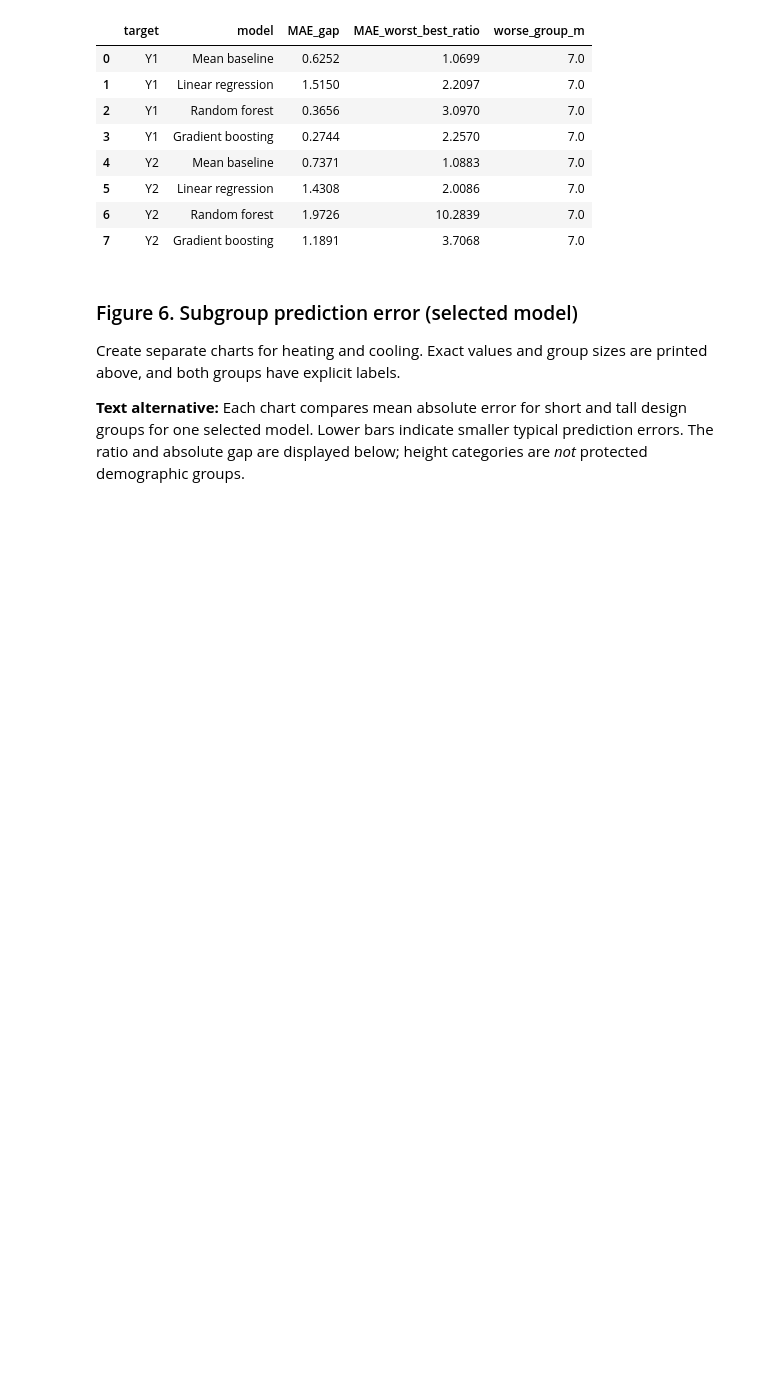
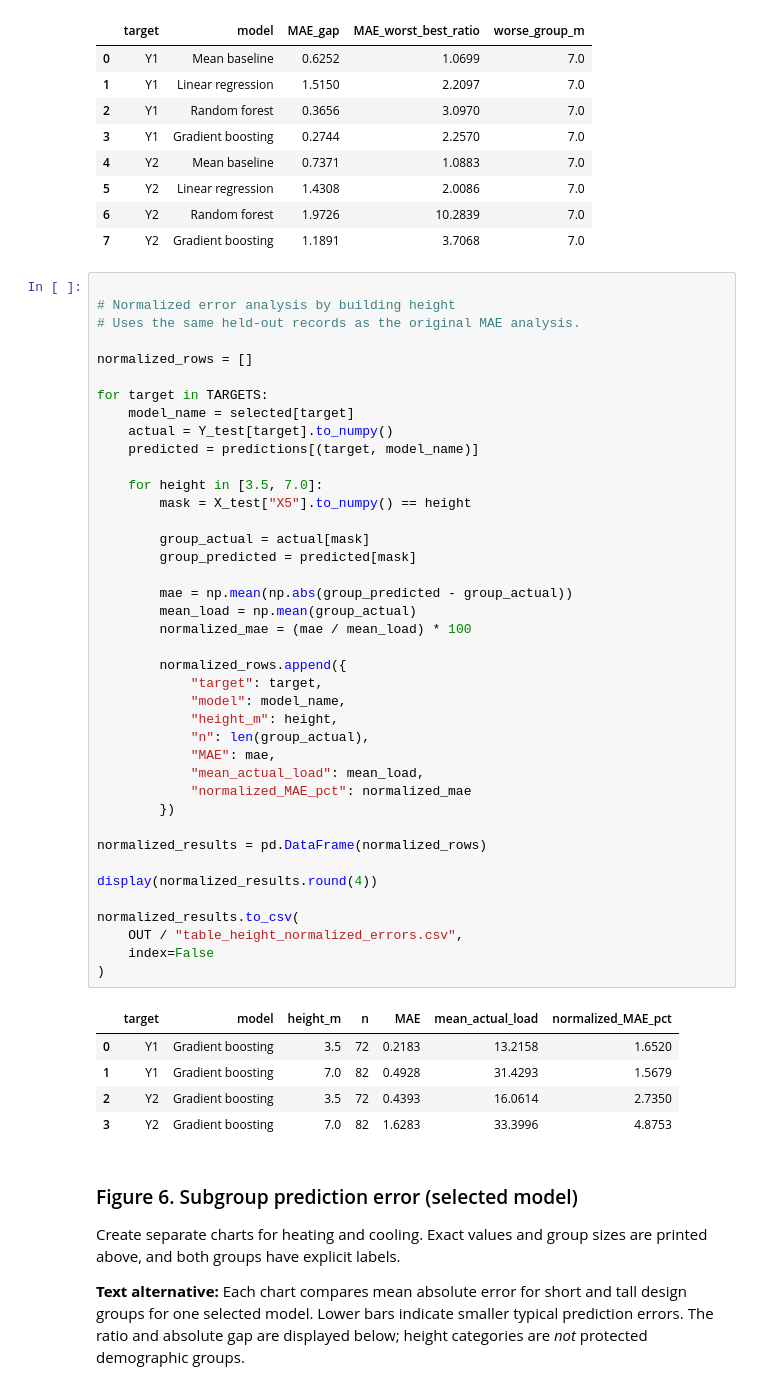
Before and after one commit to bwayvs/Ecobuild, a Jupyter notebook: notebooks/EcoBuild_Research.ipynb, the cells around one changed output. Cells and saved outputs as stored; diff of their text form; blank space fills up the shorter version.

Commit message:
Add files via upload
Add normalized height-based error analysis

```diff
--- a/notebooks/EcoBuild_Research.ipynb
+++ b/notebooks/EcoBuild_Research.ipynb
@@ -516,6 +516,52 @@ gap_table.to_csv(OUT/"table_08_height_disparity_summary.csv",index=False)
 | 5 | Y2 | Linear regression | 1.4308 | 2.0086 | 7.0 |
 | 6 | Y2 | Random forest | 1.9726 | 10.2839 | 7.0 |
 | 7 | Y2 | Gradient boosting | 1.1891 | 3.7068 | 7.0 |
+# %%
+
+# Normalized error analysis by building height
+# Uses the same held-out records as the original MAE analysis.
+
+normalized_rows = []
+
+for target in TARGETS:
+    model_name = selected[target]
+    actual = Y_test[target].to_numpy()
+    predicted = predictions[(target, model_name)]
+
+    for height in [3.5, 7.0]:
+        mask = X_test["X5"].to_numpy() == height
+
+        group_actual = actual[mask]
+        group_predicted = predicted[mask]
+
+        mae = np.mean(np.abs(group_predicted - group_actual))
+        mean_load = np.mean(group_actual)
+        normalized_mae = (mae / mean_load) * 100
+
+        normalized_rows.append({
+            "target": target,
+            "model": model_name,
+            "height_m": height,
+            "n": len(group_actual),
+            "MAE": mae,
+            "mean_actual_load": mean_load,
+            "normalized_MAE_pct": normalized_mae
+        })
+
+normalized_results = pd.DataFrame(normalized_rows)
+
+display(normalized_results.round(4))
+
+normalized_results.to_csv(
+    OUT / "table_height_normalized_errors.csv",
+    index=False
+)
+# %% [output]
+|  | target | model | height_m | n | MAE | mean_actual_load | normalized_MAE_pct |
+| 0 | Y1 | Gradient boosting | 3.5 | 72 | 0.2183 | 13.2158 | 1.6520 |
+| 1 | Y1 | Gradient boosting | 7.0 | 82 | 0.4928 | 31.4293 | 1.5679 |
+| 2 | Y2 | Gradient boosting | 3.5 | 72 | 0.4393 | 16.0614 | 2.7350 |
+| 3 | Y2 | Gradient boosting | 7.0 | 82 | 1.6283 | 33.3996 | 4.8753 |
 # %% [markdown]
 ### Figure 6. Subgroup prediction error (selected model)
 Create separate charts for heating and cooling. Exact values and group sizes are printed above, and both groups have explicit labels.
```
Also changed, not shown: parts of 2 cells of this notebook.
